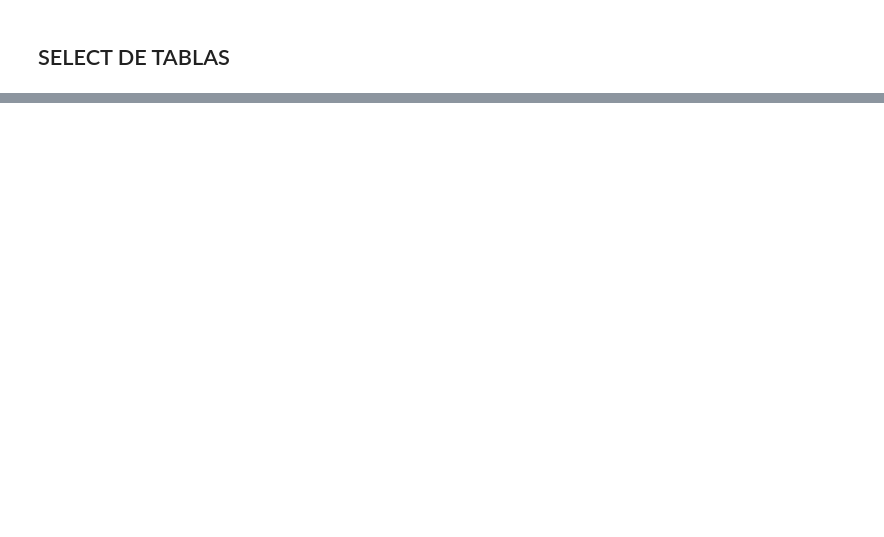
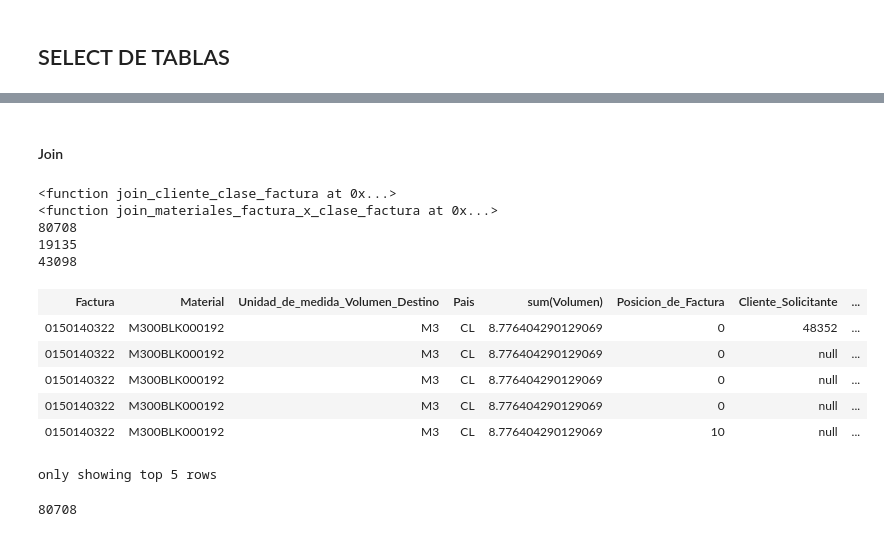
Before and after one commit to RickyCode/data-engineering-training, a Jupyter notebook: comando-4/pruebas.ipynb, the cells around one changed output, grey strips where cells are left out. Drawn from its saved outputs; the diff is of its cells as text; code cells hidden in the pictures; blank space fills up the shorter version.

Commit message:
[add] join tablas

```diff
--- a/comando-4/pruebas.ipynb
+++ b/comando-4/pruebas.ipynb
@@ -148 +83,3 @@ only showing top 5 rows
+# %%
+df_materiales = df_materiales.groupBy('Factura', 'Material', 'Unidad_de_medida_Volumen_Destino', 'Pais').agg(sum(col('Volumen')))
 # %%
@@ -157,0 +92,53 @@ only showing top 5 rows
+# %% [markdown]
+#### Join
+# %%
+def join_cliente_clase_factura(dataframes_dict):
+    df_result = df_facturas_por_cliente.join(df_metadata_facturas, 'Factura', 'left').drop(df_metadata_facturas.Mandante)
+
+    return {'add_join_cliente_clase_factura': df_result}
+
+def join_materiales_factura_x_clase_factura(dataframes_dict):
+    df_clase_factura = dataframes_dict['add_join_cliente_clase_factura']
+    df_result = df_materiales.join(df_clase_factura, 'Factura', 'left').drop(df_clase_factura.Pais).drop(df_clase_factura.Mandante)
+    print(dataframes_dict['materiales'].count())
+    print(df_clase_factura.count())
+    print(df_result.count())
+
+    return {'add_join_materiales_factura_x_clase_factura': df_result}
+# %%
+def gen_srv_desafio_python(dataframes_dict):
+
+    functions_list = [
+        join_cliente_clase_factura,
+        join_materiales_factura_x_clase_factura,
+        # Otras transformaciones
+    ]
+
+    for function in functions_list:
+        print(function)
+        result_element = function(dataframes_dict)
+        dataframes_dict.update(result_element)
+
+    return dataframes_dict['add_join_materiales_factura_x_clase_factura'] # Modificar al último dataframe retornado
+# %%
+test = gen_srv_desafio_python(dataframes_dict)
+# %% [output]
+<function join_cliente_clase_factura at 0x...>
+<function join_materiales_factura_x_clase_factura at 0x...>
+80708
+19135
+43098
+# %%
+test
+# %% [output]
+| Factura | Material | Unidad_de_medida_Volumen_Destino | Pais | sum(Volumen) | Posicion_de_Factura | Cliente_Solicitante | ... |
+| 0150140322 | M300BLK000192 | M3 | CL | 8.776404290129069 | 0 | 48352 | ... |
+| 0150140322 | M300BLK000192 | M3 | CL | 8.776404290129069 | 0 | null | ... |
+| 0150140322 | M300BLK000192 | M3 | CL | 8.776404290129069 | 0 | null | ... |
+| 0150140322 | M300BLK000192 | M3 | CL | 8.776404290129069 | 0 | null | ... |
+| 0150140322 | M300BLK000192 | M3 | CL | 8.776404290129069 | 10 | null | ... |
+only showing top 5 rows
+# %%
+dataframes_dict['materiales'].count()
+# %% [output]
+80708
```
Also changed, not shown: parts of 18 cells of this notebook.
